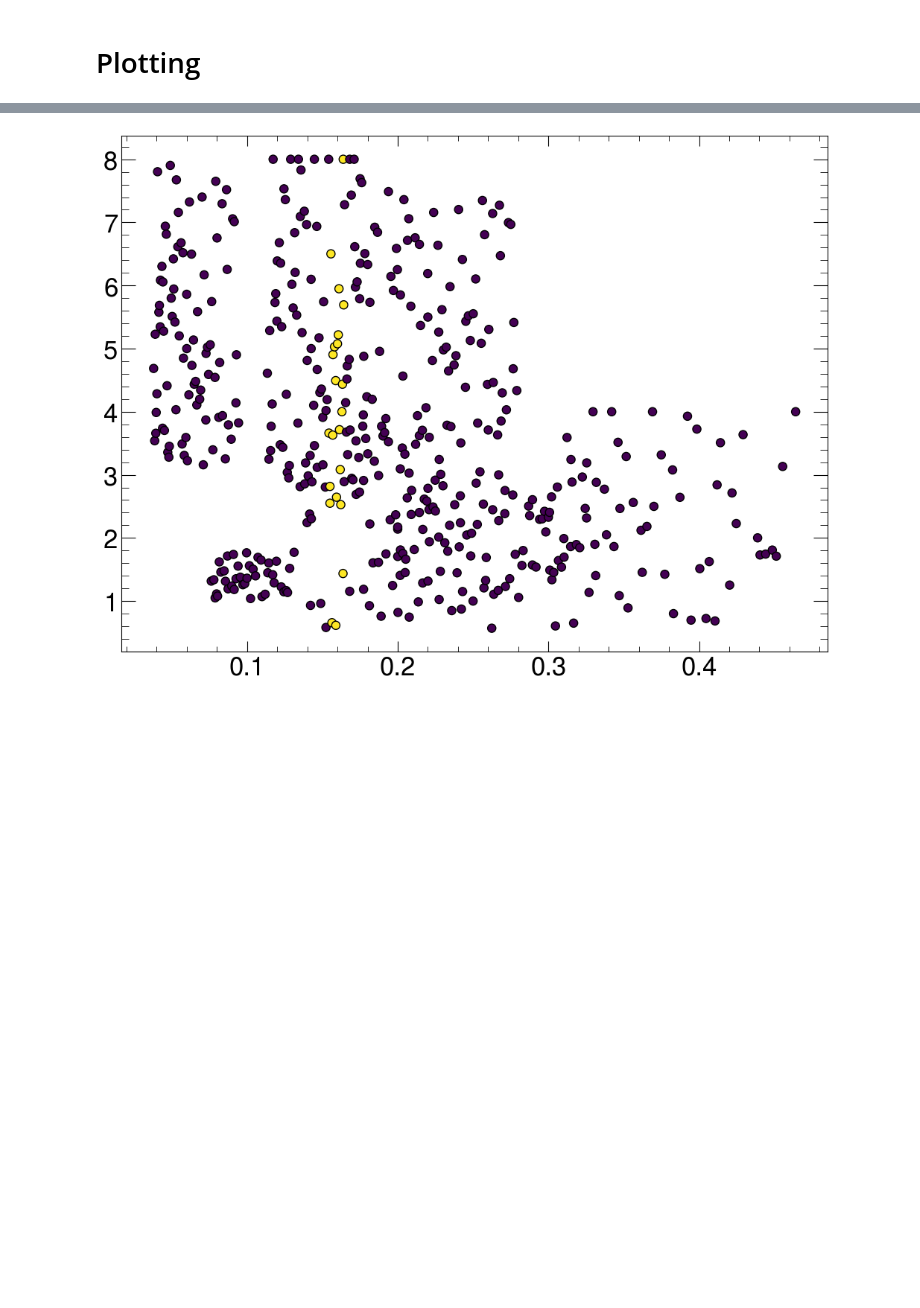
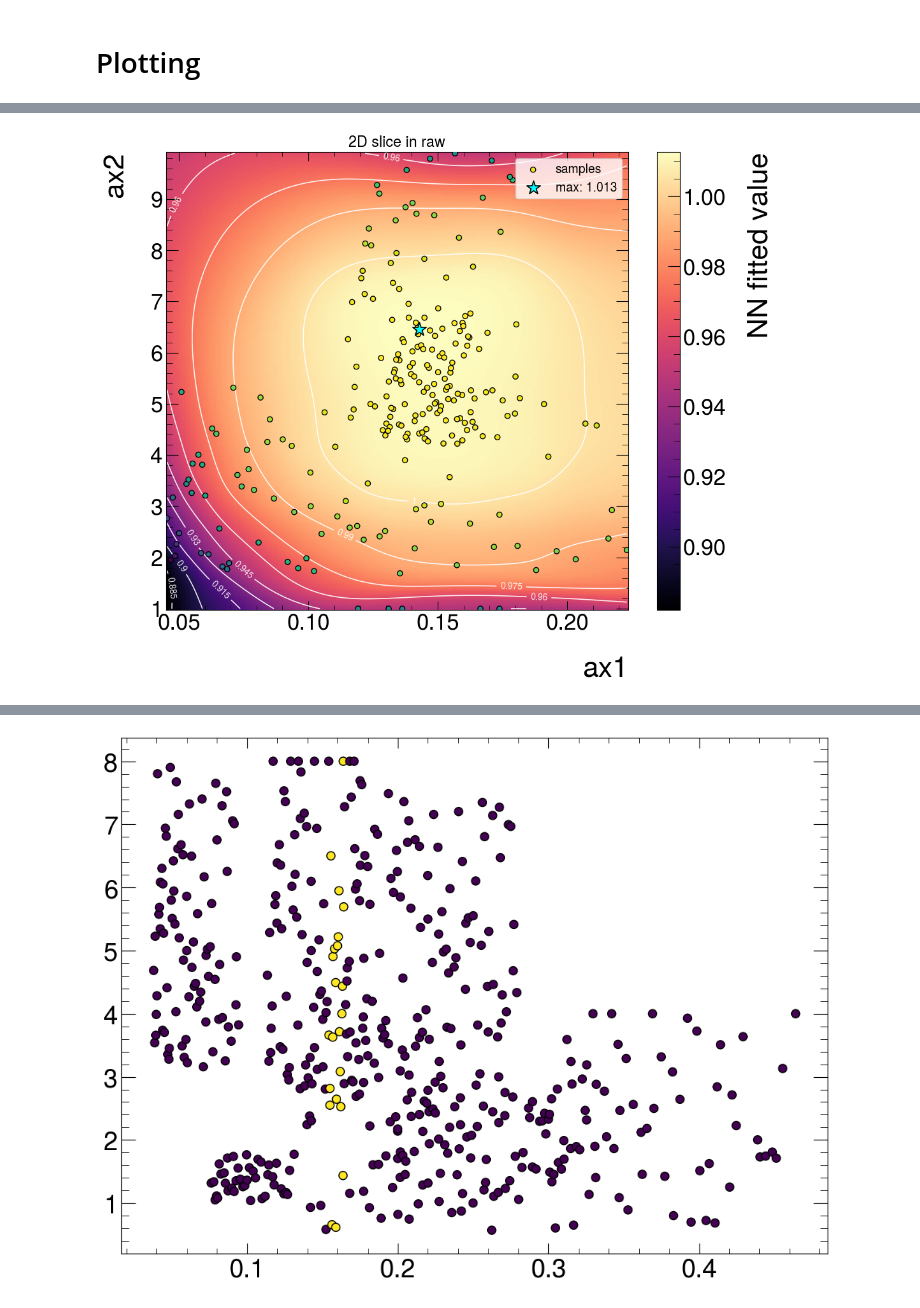
Before and after one commit to ChSonnabend/CERN-Fellowship, a Jupyter notebook: scripts/clusterErrorParametrization/ClusterErrorParameterization.ipynb, the cells around one changed output, grey strips where cells are left out. Drawn from its saved outputs; the diff is of its cells as text; code cells hidden in the pictures; blank space fills up the shorter version.

```diff
--- a/scripts/clusterErrorParametrization/ClusterErrorParameterization.ipynb
+++ b/scripts/clusterErrorParametrization/ClusterErrorParameterization.ipynb
@@ -1148,0 +638,19 @@ plot_interpolation_surface(result, extremum_mode="max", log_x=False, log_y=False
+# %%
+from HypersurfaceOptimization.HO.ho_core import HO
+
+
+settings = {
+    "parser": "part",
+    "interpolate": {
+        "dict_analyze": normalized_delta,
+        "hidden_sizes": (64, 64),
+        "lr": 1e-2,
+        "n_epochs": 10000,
+        "do_plot": False,
+        "find_extremum": True,
+        "extremum_mode": "max",
+        "log_space": False,
+    }
+}
+
+HO_analysis = HO(settings)
@@ -1148,0 +684,16 @@ plot_interpolation_surface(result, extremum_mode="max", log_x=False, log_y=False
+# %%
+HO_analysis.settings["plot_surface"] = {
+    "axis_u": [1, 0],
+    "axis_v": [0, 1],
+    "center": center,
+    "center_data": False,
+    "mode": "slice",
+    "log_space_grid": [False, False],
+    "plot_space": "raw",
+    "percentile_span": 1,
+    "limit_axis": None,
+    "extremum_result": result["extremum_result"],
+}
+plot_result_raw = HO_analysis.plot_surface_2d()
+# %% [output]
+[figure, added]
```
Also changed, not shown: parts of 14 cells of this notebook, 5 other files.
